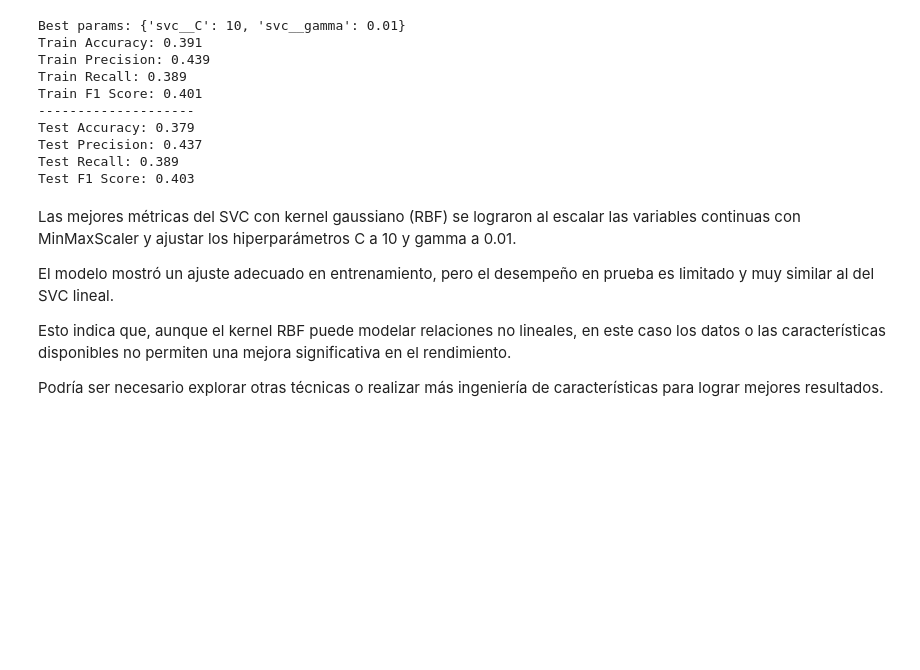
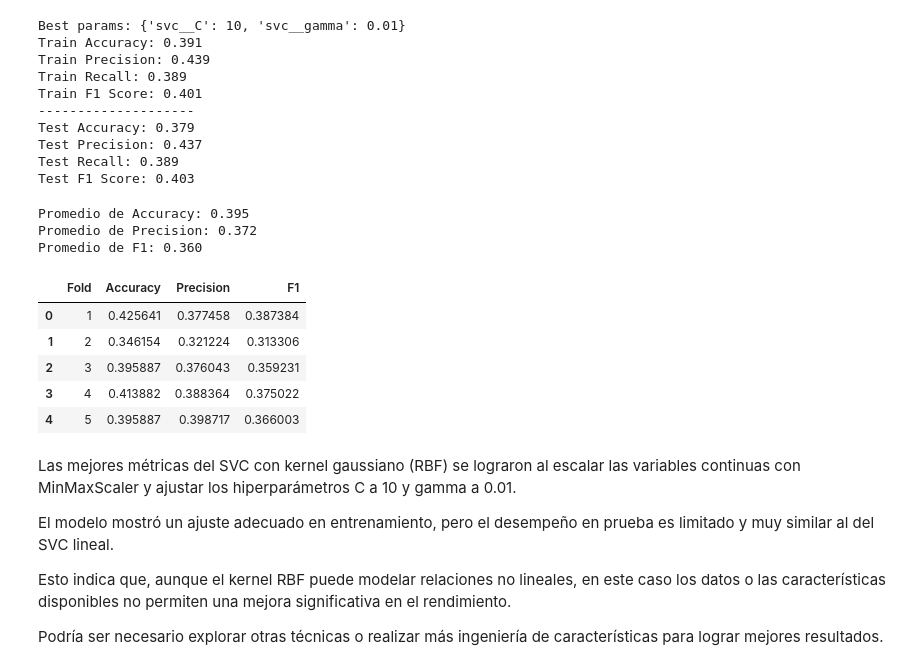
Before and after one commit to Kabarou/TP3_Mineria, a Jupyter notebook: main.ipynb, the cells around one changed output. Drawn from its saved outputs; the diff is of its cells as text; code cells hidden in the pictures; blank space fills up the shorter version.

```diff
--- a/main.ipynb
+++ b/main.ipynb
@@ -393,6 +426,37 @@ Test Accuracy: 0.379
 Test Precision: 0.437
 Test Recall: 0.389
 Test F1 Score: 0.403
+# %%
+scores = cross_validate(
+    pipeline_gauss,
+    X_test,
+    y_test,
+    cv=skf,
+    scoring=['accuracy', 'f1_macro', 'precision_macro'],
+    return_estimator=False
+)
+
+# Creamos un DataFrame con los resultados de cada fold
+df_cv = pd.DataFrame({
+    'Fold': np.arange(1, 6),
+    'Accuracy': scores['test_accuracy'],
+    'Precision': scores['test_precision_macro'],
+    'F1': scores['test_f1_macro']
+})
+print(f"Promedio de Accuracy: {df_cv['Accuracy'].mean():.3f}")
+print(f"Promedio de Precision: {df_cv['Precision'].mean():.3f}")
+print(f"Promedio de F1: {df_cv['F1'].mean():.3f}")
+df_cv
+# %% [output]
+Promedio de Accuracy: 0.395
+Promedio de Precision: 0.372
+Promedio de F1: 0.360
+|  | Fold | Accuracy | Precision | F1 |
+| 0 | 1 | 0.425641 | 0.377458 | 0.387384 |
+| 1 | 2 | 0.346154 | 0.321224 | 0.313306 |
+| 2 | 3 | 0.395887 | 0.376043 | 0.359231 |
+| 3 | 4 | 0.413882 | 0.388364 | 0.375022 |
+| 4 | 5 | 0.395887 | 0.398717 | 0.366003 |
 # %% [markdown]
 Las mejores métricas del SVC con kernel gaussiano (RBF) se lograron al escalar las variables continuas con MinMaxScaler y ajustar los hiperparámetros C a 10 y gamma a 0.01.
 
```
Also changed, not shown: parts of 7 cells of this notebook.
